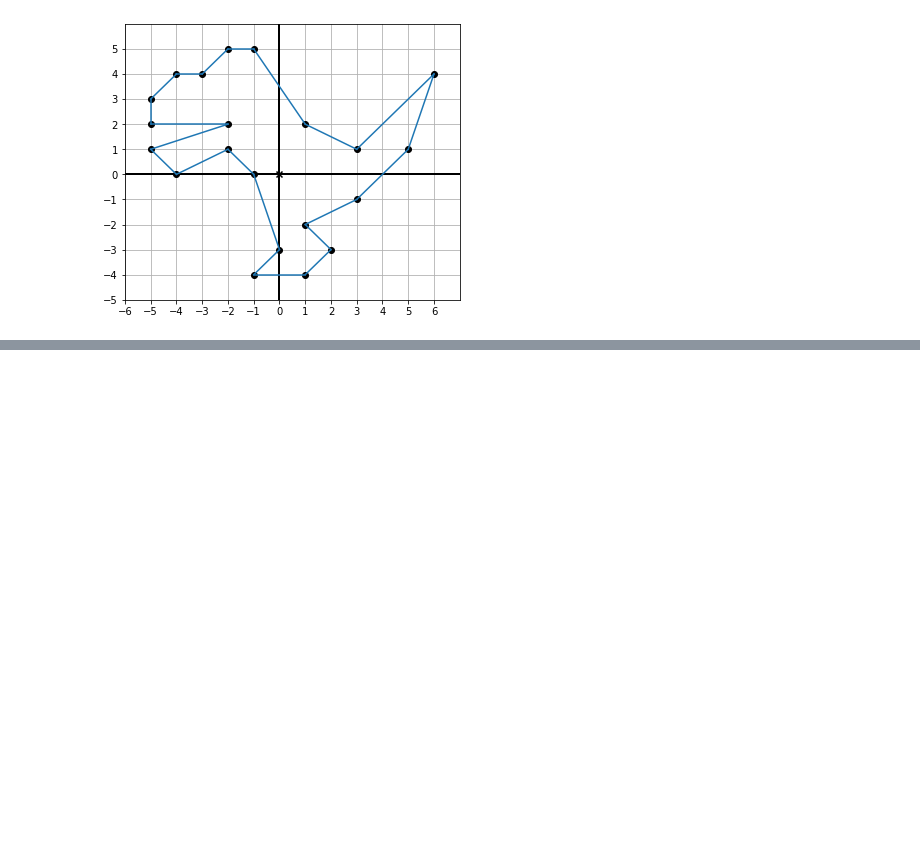
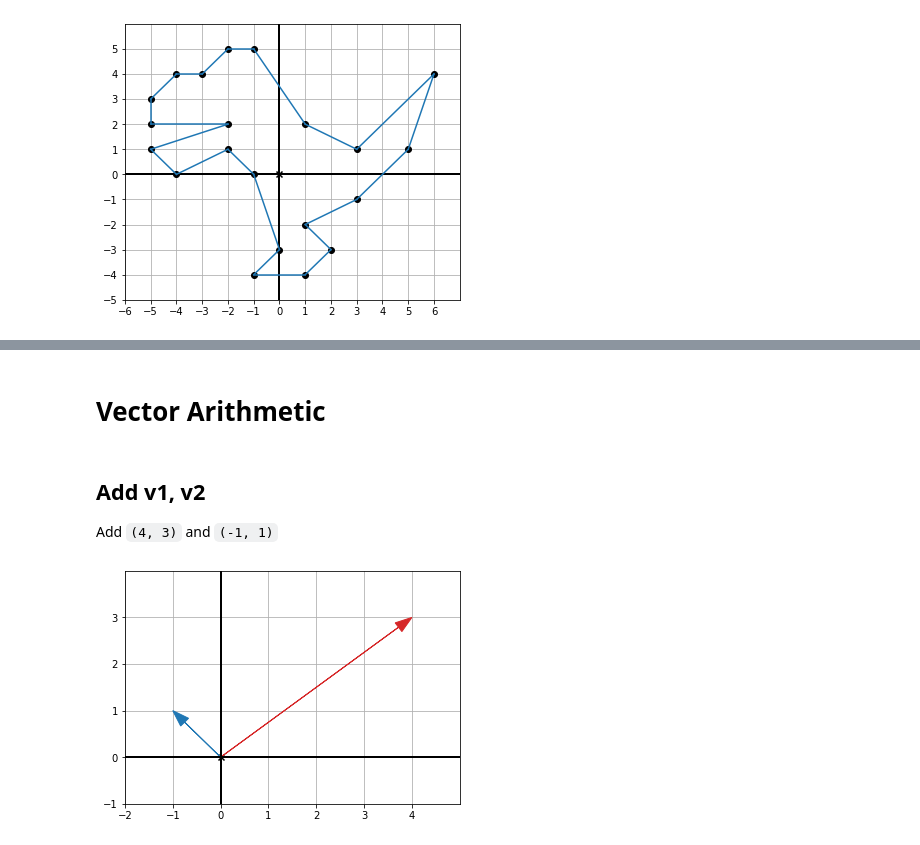
Before and after one commit to sthaha/Math-for-Programmers, a Jupyter notebook: learn/ch02/Ch02.ipynb, the cells around one changed output, grey strips where cells are left out. Saved outputs shown, nothing was run; the diff lists cells and outputs as text; code cells hidden in the pictures; blank space fills up the shorter version.

Commit message:
Vector calc

```diff
--- a/learn/ch02/Ch02.ipynb
+++ b/learn/ch02/Ch02.ipynb
@@ -45,0 +57,13 @@ draw(Points(*v), grid=(1, 10), nice_aspect_ratio=False)
+# %% [markdown]
+# Vector Arithmetic
+# %% [markdown]
+## Add v1, v2
+
+Add `(4, 3)` and `(-1, 1)`
+# %%
+draw(
+  Arrow((4, 3), color=red),
+  Arrow((-1, 1), color=blue)
+)
+# %% [output]
+[figure, added]
```
Also changed, not shown: parts of 18 cells of this notebook.
